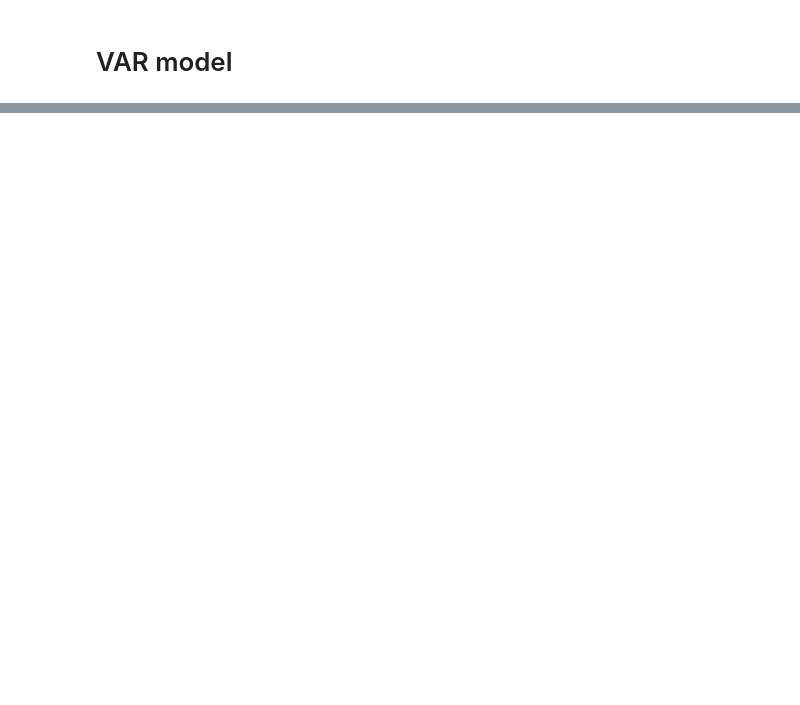
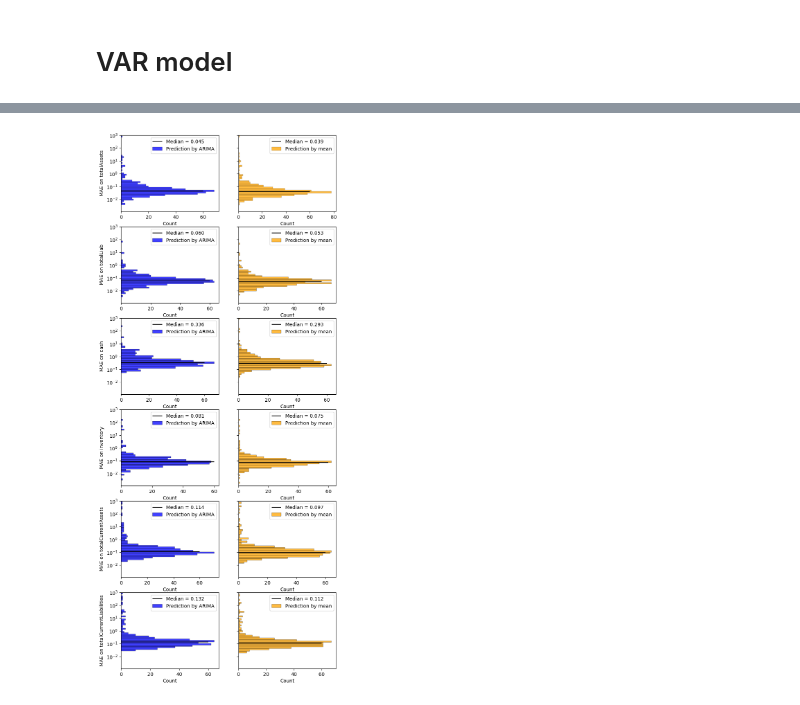
Before and after one commit to Francis-ZY-Yuan/Time-series-financial-forecasting, a Jupyter notebook: baseline.ipynb, the cells around one changed output, grey strips where cells are left out. Cells and saved outputs as stored; diff of their text form; code cells hidden in the pictures; blank space fills up the shorter version.

Commit message:
Added plots.

```diff
--- a/baseline.ipynb
+++ b/baseline.ipynb
@@ -24,4 +41,3 @@ df = pd.json_normalize(
 )
 # %%
 df["date"] = pd.to_datetime(df["date"])
-df["quarter"] = pd.to_datetime(df["date"].dt.to_period("Q").dt.strftime("%YQ%q"))
@@ -36,8 +59,0 @@ cols = [
-# %%
-diff = df.set_index("quarter")[cols].astype(float)\
-        .pct_change(1).iloc[1:, :]\
-        .sort_index()
-diff.index = pd.DatetimeIndex(diff.index, freq="QS")
-
-train = diff.loc["2014-12-31": "2020-12-31"]
-test = diff.loc["2020-12-31":]
@@ -138,0 +123,15 @@ dtype: float64
+# %%
+# Don't operate on the json inside the function; pickling the entire json is expensive
+# Instead, pass df as a param, and joblib will take care of it by pre-dispatch
+# (Alternatively, make the json a shared var)
+
+baselines = joblib.Parallel(n_jobs=-2, backend="loky")(
+    joblib.delayed(get_baseline)(sym,
+                                 pd.json_normalize(
+                                     fundamentals[sym]['Financials']["Balance_Sheet"]["quarterly"].values()
+                                 ))
+    for sym in tqdm.tqdm(symbols)
+)
+# %%
+baselines_df = pd.concat([b for b in baselines if b is not None])
+baselines_df.sample(5, random_state=5)
@@ -138,0 +148,22 @@ dtype: float64
+# %%
+fig, ax = plt.subplots(len(cols), 2, sharey=True, figsize=(8, 20))
+
+# 0 causes log_scale to fail
+baselines_df.replace([0], 1e-9, inplace=True)
+
+for i, col in enumerate(cols):
+    sns.histplot(data=baselines_df, y=("arima", col), ax=ax[i][0], log_scale=True, label="Prediction by ARIMA", color="blue")
+    med = baselines_df[("arima", col)].median()     # Mean is dominated by outliers
+    ax[i][0].hlines(baselines_df[("arima", col)].median(), 0, 60, color="black", label=f"Median = {med:.3f}")
+    ax[i][0].legend()
+
+    sns.histplot(data=baselines_df, y=("mean", col), ax=ax[i][1], log_scale=True, label="Prediction by mean", color="orange")
+    med = baselines_df[("mean", col)].median()    # Mean is dominated by outliers
+    ax[i][1].hlines(med, 0, 60, color="black", label=f"Median = {med:.3f}")
+    ax[i][1].legend()
+
+    ax[i][1].set_ylim(0, 1e3)
+    ax[i][1].minorticks_off()
+    ax[i][0].set_ylabel(f"MAE on {col}")
+# %% [output]
+[figure, added]
```
Also changed, not shown: parts of 27 cells of this notebook.
